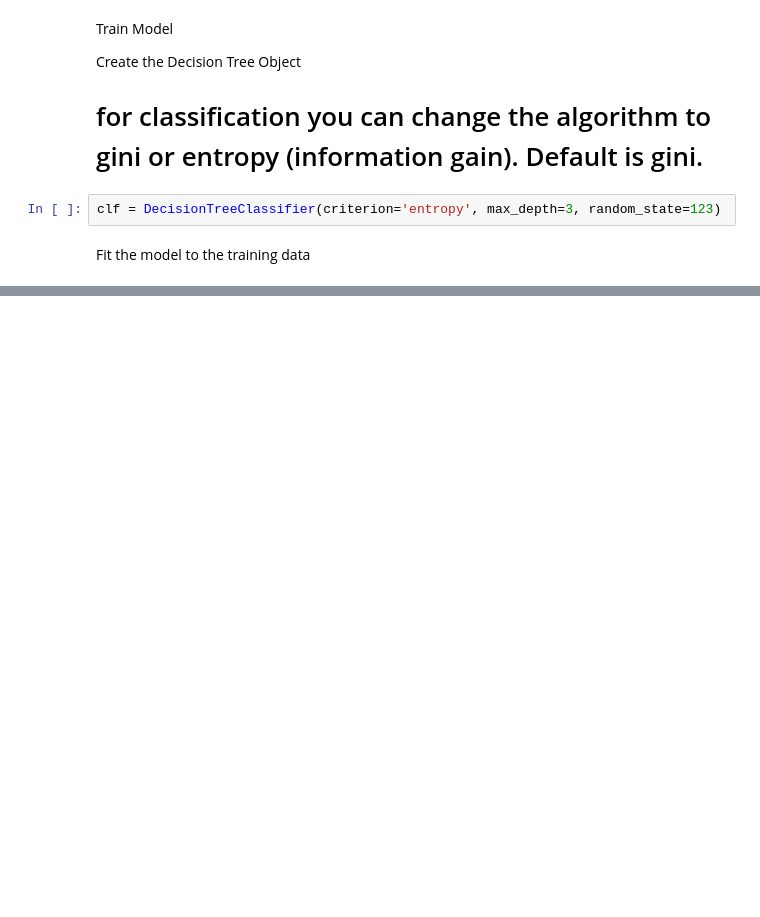
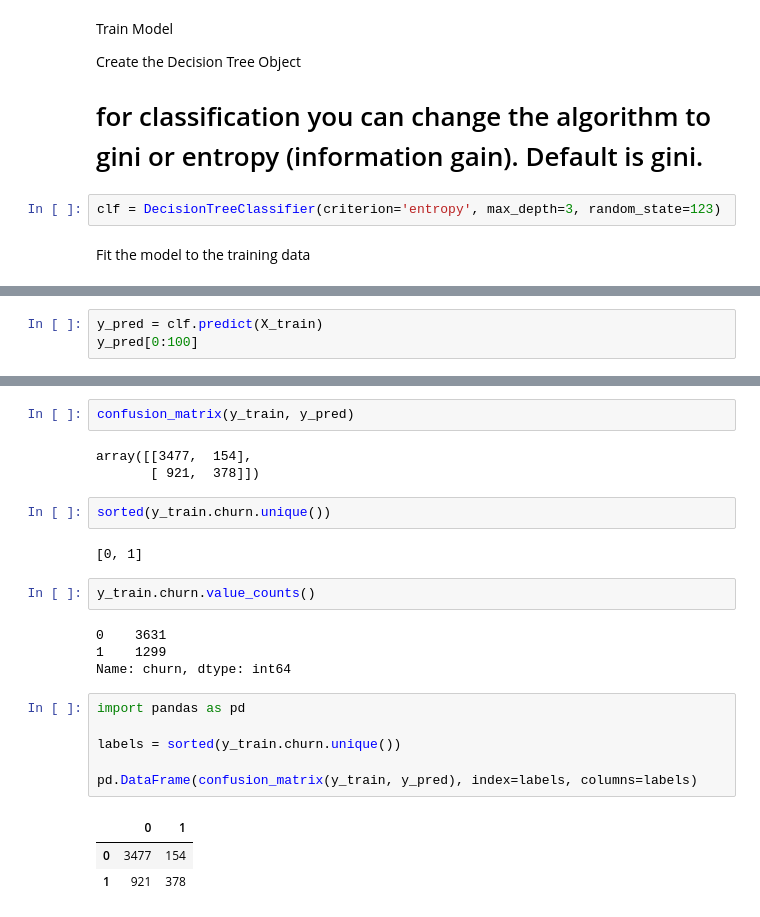
Before and after one commit to Mattsantos541/Telco-Regression-Project, a Jupyter notebook: First worksheet.ipynb, the cells around one changed output, grey strips where cells are left out. Drawn from its saved outputs; the diff is of its cells as text; blank space fills up the shorter version.

```diff
--- a/First worksheet.ipynb
+++ b/First worksheet.ipynb
@@ -134,0 +158,3 @@ clf.fit(X_train, y_train)
+# %%
+y_pred = clf.predict(X_train)
+y_pred[0:100]
@@ -134,0 +198,25 @@ clf.fit(X_train, y_train)
+# %%
+confusion_matrix(y_train, y_pred)
+# %% [output]
+array([[3477,  154],
+       [ 921,  378]])
+# %%
+sorted(y_train.churn.unique())
+# %% [output]
+[0, 1]
+# %%
+y_train.churn.value_counts()
+# %% [output]
+0    3631
+1    1299
+Name: churn, dtype: int64
+# %%
+import pandas as pd
+
+labels = sorted(y_train.churn.unique())
+
+pd.DataFrame(confusion_matrix(y_train, y_pred), index=labels, columns=labels)
+# %% [output]
+|  | 0 | 1 |
+| 0 | 3477 | 154 |
+| 1 | 921 | 378 |
```
Also changed, not shown: parts of 16 cells of this notebook.
